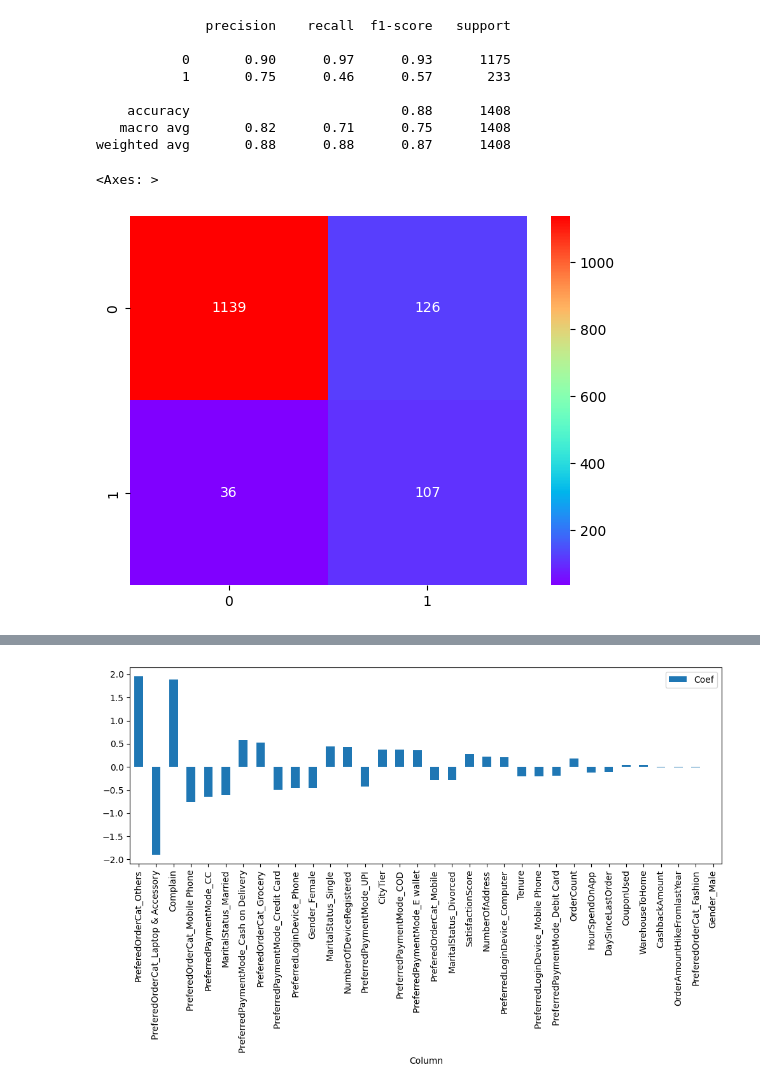
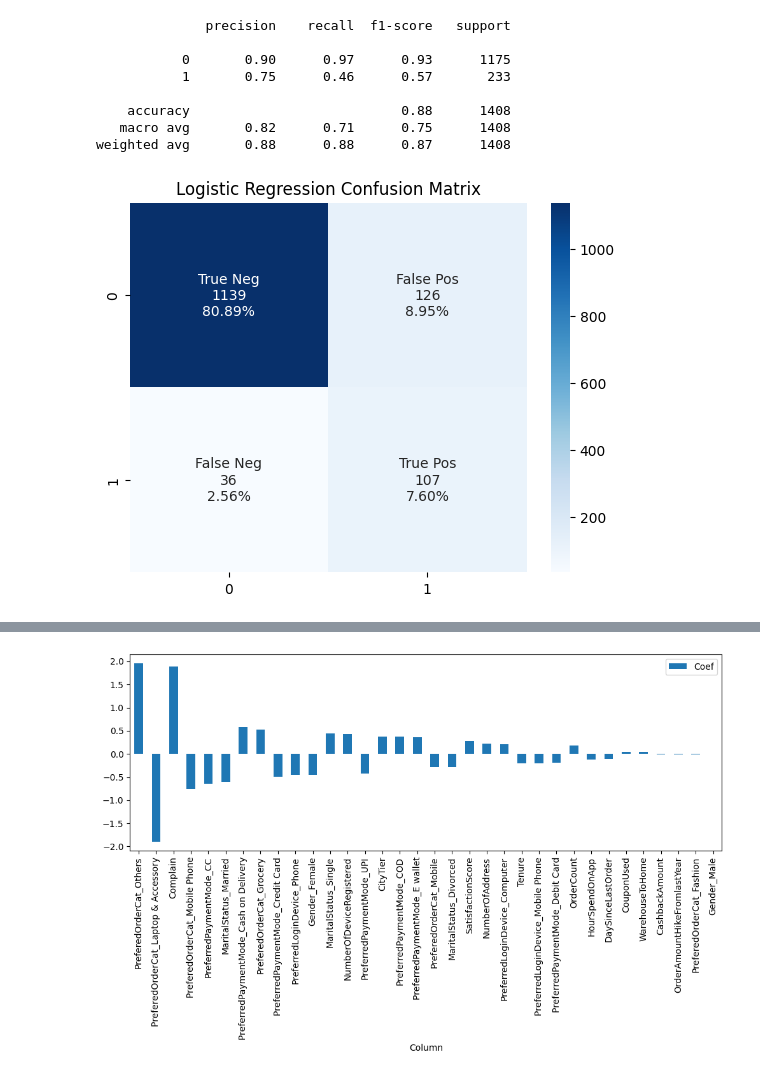
Before and after one commit to straylight77/data-sci-learning, a Jupyter notebook: dat203/final.ipynb, the cells around one changed output, grey strips where cells are left out. Drawn from its saved outputs; the diff is of its cells as text; code cells hidden in the pictures.

```diff
--- a/dat203/final.ipynb
+++ b/dat203/final.ipynb
@@ -448,0 +455,11 @@ from sklearn import metrics
+# %%
+def plot_confusion_matrix(mtx, title=""):
+    group_names = [ 'True Neg', 'False Pos', 'False Neg', 'True Pos' ]
+    group_counts = [ "{0:0.0f}".format(v) for v in mtx.flatten() ]
+    group_percentages = [ "{0:.2%}".format(v) for v in mtx.flatten()/np.sum(mtx) ]
+    labels = [ f"{v1}\n{v2}\n{v3}" for v1, v2, v3 in zip(group_names, group_counts, group_percentages) ]
+
+    labels = np.asarray(labels).reshape(2,2)
+    sns.heatmap(mtx, annot=labels, fmt='', cmap='Blues')
+    plt.title(title)
+    plt.show()
@@ -515,7 +549,6 @@ print(metrics.classification_report(y_test, y_pred_lr))
 weighted avg       0.88      0.88      0.87      1408
 # %%
 conf_lr = metrics.confusion_matrix(y_pred_lr, y_test)
-sns.heatmap(conf_lr, annot=True, fmt='d', cmap ='rainbow')
+plot_confusion_matrix(conf_lr, "Logistic Regression Confusion Matrix")
 # %% [output]
-<Axes: >
-[figure, old version]
+[figure, new version]
```
Also changed, not shown: parts of 32 cells of this notebook.
